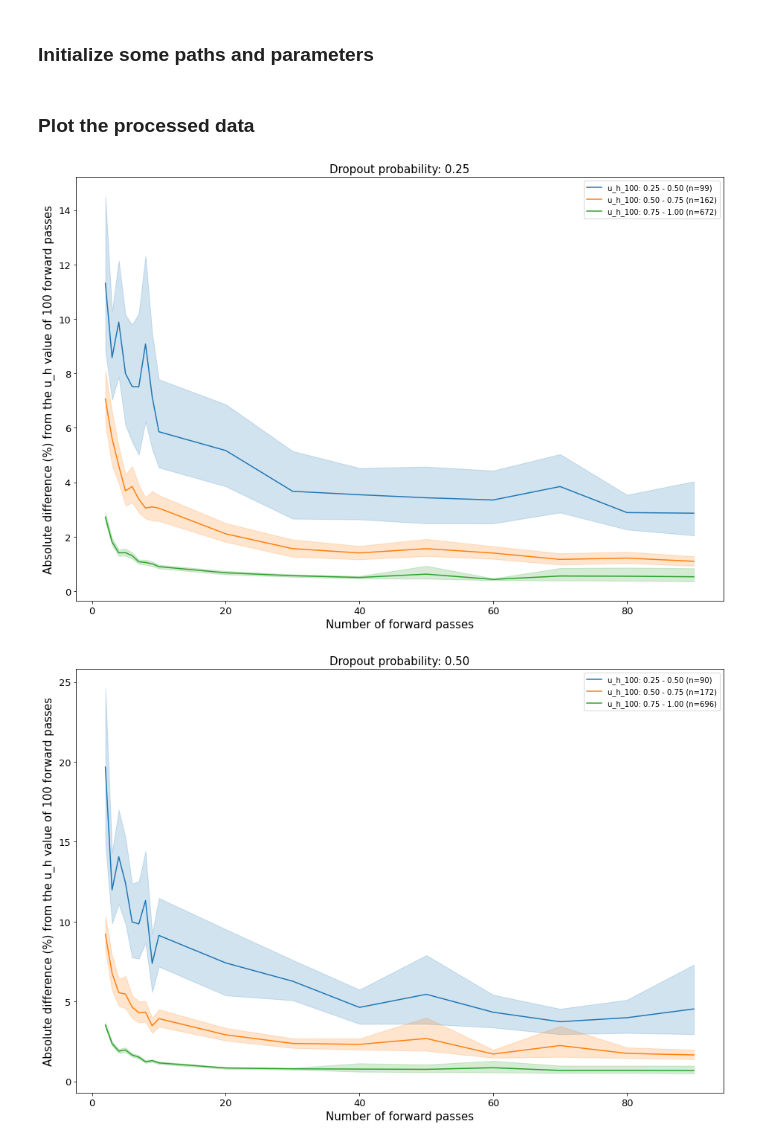
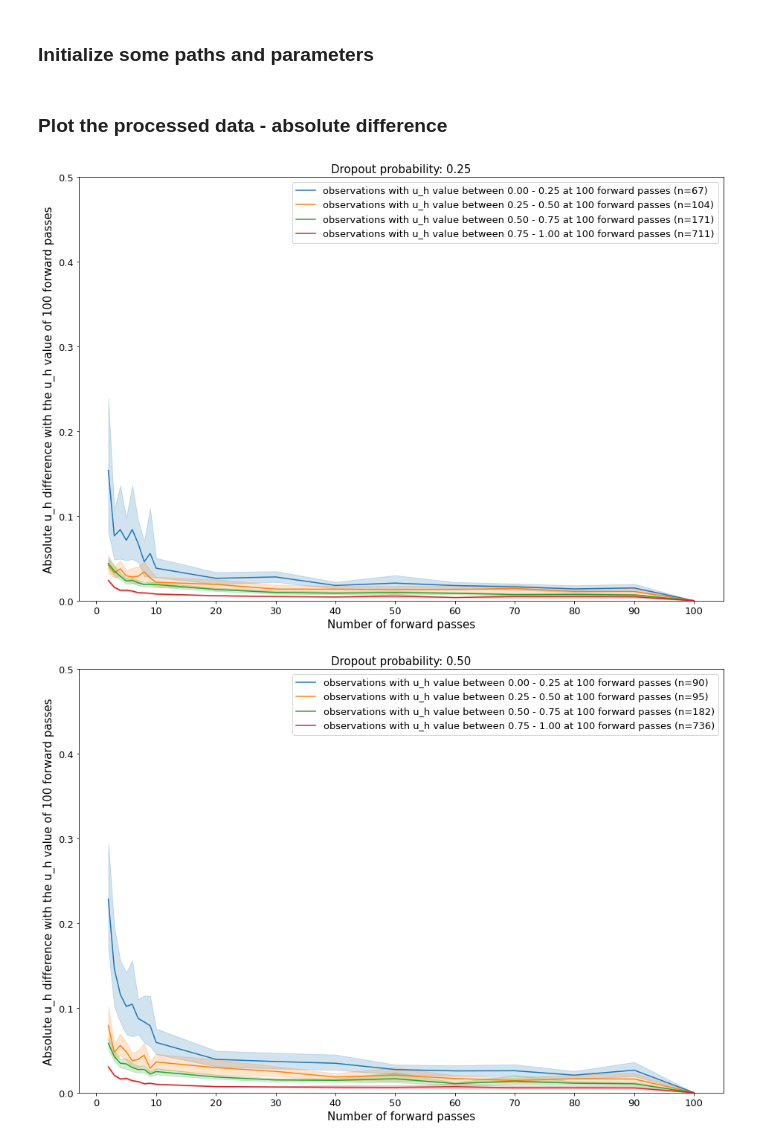
Before and after one commit to pieterblok/maskal, a Jupyter notebook: active_learning/utils/uncertainty_forward_passes_visualization.ipynb, the cells around one changed output. Cells and saved outputs as stored; diff of their text form; code cells hidden in the pictures.

Commit message:
updated visualization script

```diff
--- a/active_learning/utils/uncertainty_forward_passes_visualization.ipynb
+++ b/active_learning/utils/uncertainty_forward_passes_visualization.ipynb
@@ -25,13 +25,13 @@ fps = [2, 3, 4, 5, 6, 7, 8, 9, 10, 20, 30, 40, 50, 60, 70, 80, 90, 100]
 ranges = [[0.0, 0.25], [0.25, 0.50], [0.50, 0.75], [0.75, 1.0]]
 probs = [0.25, 0.50, 0.75]
 # %% [markdown]
-### Plot the processed data
+### Plot the processed data - absolute difference
 # %%
 for p in range(len(probs)):
     prob = probs[p]
     pkl_file = "uncertainty_metrics_prob_{:.2f}.pkl".format(prob)
 
-    strs = ["fp_{:d}".format(fps[f]) for f in range(len(fps[:-1]))]
+    strs = ["fp_{:d}".format(fps[f]) for f in range(len(fps))]
     strs.insert(0,"val_100")
     strs.insert(0,"image")
     fr = {}
@@ -44,44 +44,45 @@ for p in range(len(probs)):
             transposed = list(zip(*val))
             for t in range(len(transposed)):
                 obs = transposed[t]
-                fractions = [obs[o]/obs[-1] for o in range(len(obs))]
-                abs_perc_diff = [abs(1-fractions[f]) for f in range(len(fractions[:-1]))]
+                abs_diff = [abs(obs[o]-obs[-1]) for o in range(len(obs))]
                 data = [key, obs[-1]]
-                for apd in range(len(abs_perc_diff)):
-                    data.append(abs_perc_diff[apd])
+                for apd in range(len(abs_diff)):
+                    data.append(abs_diff[apd])
                 df_length = len(df)
                 df.loc[df_length] = data
 
     f, ax = plt.subplots(figsize=(13, 9))
     legends = []
 
-    for r in range(1, len(ranges)):
-        sel = df[df['val_100'].between(ranges[r][0], ranges[r][1])].loc[:, 'fp_2':'fp_90']
+    for r in range(len(ranges)):
+        sel = df[df['val_100'].between(ranges[r][0], ranges[r][1])].loc[:, 'fp_2':'fp_100']
         dff = pd.DataFrame(columns=['fp', 'abs_perc_diff'])
 
         selnp = sel.to_numpy()
         selnp.transpose(1,0)
         for i in range(selnp.shape[0]):
             for j in range(len(selnp[i,:])):
-                data = [fps[j], np.multiply(selnp[i,j], 100)]
+                data = [fps[j], selnp[i,j]]
                 dff_length = len(dff)
                 dff.loc[dff_length] = data
 
-        legends.append("u_h_100: {:.2f} - {:.2f} (n={:d})".format(ranges[r][0], ranges[r][1], int((len(dff)/(len(fps)-1)))))
+        legends.append("observations with u_h value between {:.2f} - {:.2f} at 100 forward passes (n={:d})".format(ranges[r][0], ranges[r][1], int((len(dff)/(len(fps)-1)))))
 
         if not dff.empty:
             ax = sns.lineplot(x='fp', y='abs_perc_diff', ci=95, data=dff, palette = "tab10", legend="full")
 
     ax.tick_params(labelrotation=0, labelsize=digit_size)
-    ax.legend(legends)
+    ax.legend(legends, fontsize=digit_size, loc='upper right')
+    plt.ylim([0, 0.5])
+    plt.xticks(np.arange(0, 110, step=10))
 
     plt.xlabel("Number of forward passes", fontsize=font_size)
-    plt.ylabel("Absolute difference (%) from the u_h value of 100 forward passes", fontsize=font_size)
+    plt.ylabel("Absolute u_h difference with the u_h value of 100 forward passes", fontsize=font_size)
 
-    plt.savefig(os.path.join(resultsdir, 'fp_prob_{:.2f}.jpg'.format(prob)))
     plt.title('Dropout probability: {:.2f}'.format(prob), fontsize = font_size)
     plt.tight_layout()
+    plt.savefig(os.path.join(resultsdir, 'fp_prob_{:.2f}.jpg'.format(prob)))
     plt.show()
 # %% [output]
-[figure, old version]
+[figure, new version]
-[figure, old version]
+[figure, new version]
```
Also changed, not shown: parts of 1 cell of this notebook.
